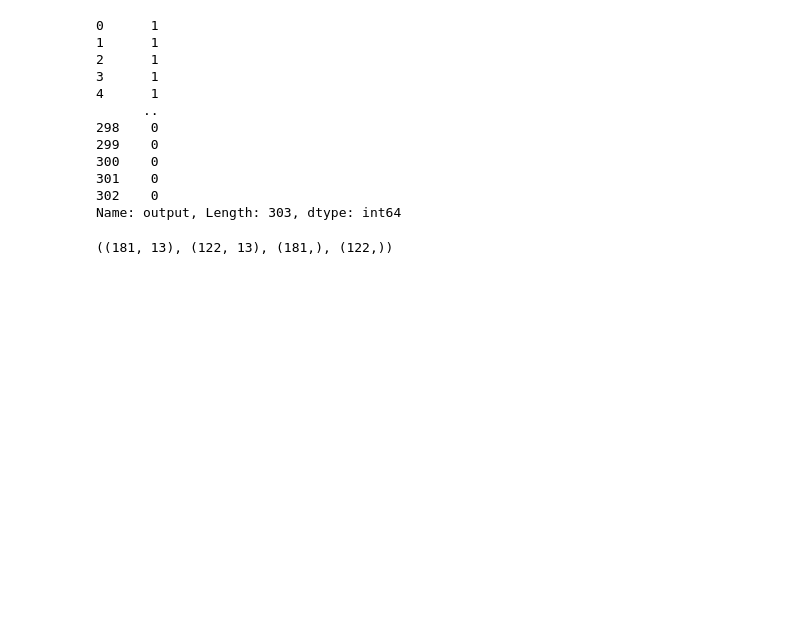
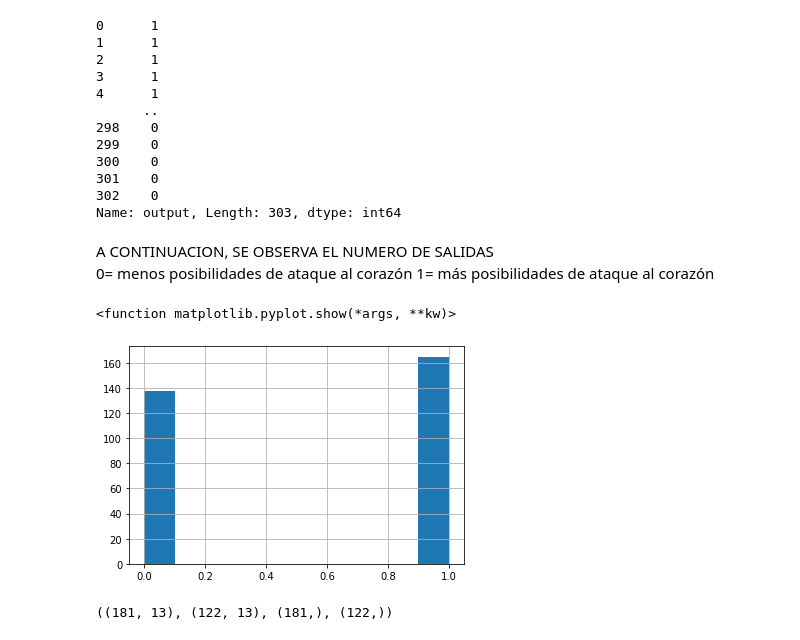
Before and after one commit to VicMan13/Trabajos_programacion, a Jupyter notebook: Prediccion_ataque_cardiaco.ipynb, the cells around one changed output. Drawn from its saved outputs; the diff is of its cells as text; code cells hidden in the pictures; blank space fills up the shorter version.

```diff
--- a/Prediccion_ataque_cardiaco.ipynb
+++ b/Prediccion_ataque_cardiaco.ipynb
@@ -127,6 +127,15 @@ y
 301    0
 302    0
 Name: output, Length: 303, dtype: int64
+# %% [markdown]
+A CONTINUACION, SE OBSERVA EL NUMERO DE SALIDAS\
+0= menos posibilidades de ataque al corazón 1= más posibilidades de ataque al corazón
+# %%
+y.hist()
+plt.show
+# %% [output]
+<function matplotlib.pyplot.show(*args, **kw)>
+[figure, added]
 # %%
 # División de los datos en train y test
 # ==============================================================================
```
